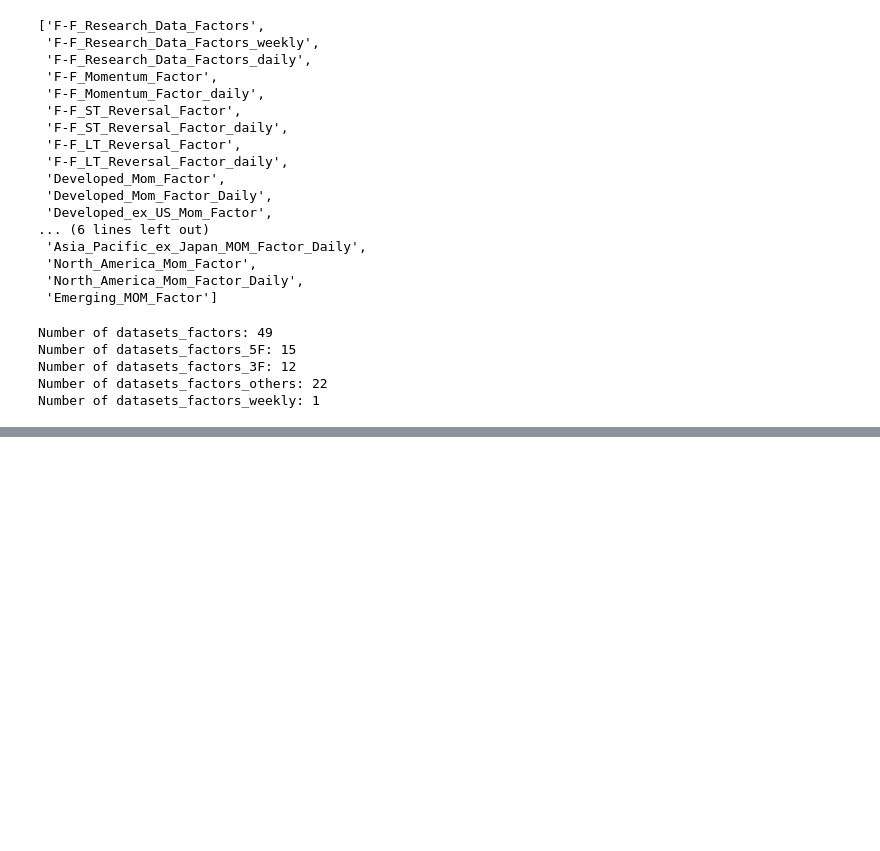
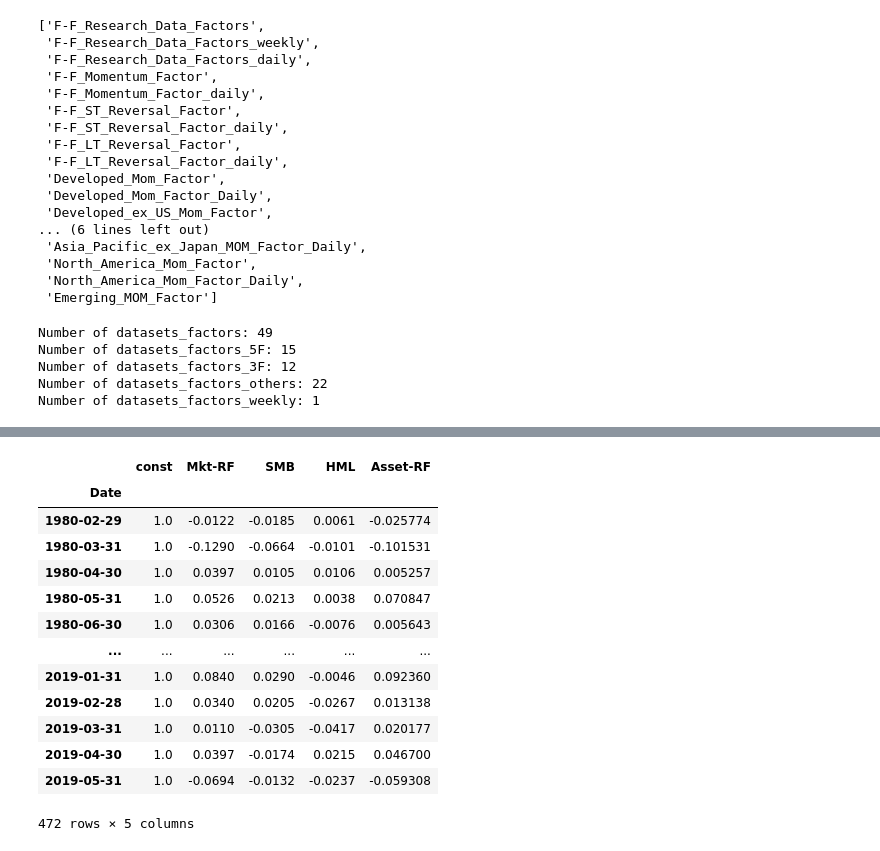
Before and after one commit to phil71x/coding_finance, a Jupyter notebook: fama-french/fama_french.ipynb, the cells around one changed output, grey strips where cells are left out. Cells and saved outputs as stored; diff of their text form; code cells hidden in the pictures; blank space fills up the shorter version.

```diff
--- a/Exercises/fama_french.ipynb
+++ b/fama-french/fama_french.ipynb
@@ -234,11 +234,11 @@ Notes:
 # %%
 # Run the multiple regression model
 #dependent variable
-y = asset['Asset-RF'].loc['2016-01-31':'2019-05-31']
+y = asset['Asset-RF'].loc['1980-01-31':'2019-05-31']
 #independent three variables
-x = ff3[['Mkt-RF', 'SMB', 'HML']].loc['2016-01-31':'2019-05-31']
+x = ff3[['Mkt-RF', 'SMB', 'HML']].loc['1980-01-31':'2019-05-31']
 x = sm.add_constant(x)
 #model
 model = sm.OLS(y, x)
-display(model.fit().summary())
+print(model.fit().summary())
 # %% [output]
@@ -273 +269,18 @@ HML      -0.347898
 dtype: float64
+# %%
+pd.concat([x, y], axis=1)
+# %% [output]
+|  | const | Mkt-RF | SMB | HML | Asset-RF |
+| Date |  |  |  |  |  |
+| 1980-02-29 | 1.0 | -0.0122 | -0.0185 | 0.0061 | -0.025774 |
+| 1980-03-31 | 1.0 | -0.1290 | -0.0664 | -0.0101 | -0.101531 |
+| 1980-04-30 | 1.0 | 0.0397 | 0.0105 | 0.0106 | 0.005257 |
+| 1980-05-31 | 1.0 | 0.0526 | 0.0213 | 0.0038 | 0.070847 |
+| 1980-06-30 | 1.0 | 0.0306 | 0.0166 | -0.0076 | 0.005643 |
+| ... | ... | ... | ... | ... | ... |
+| 2019-01-31 | 1.0 | 0.0840 | 0.0290 | -0.0046 | 0.092360 |
+| 2019-02-28 | 1.0 | 0.0340 | 0.0205 | -0.0267 | 0.013138 |
+| 2019-03-31 | 1.0 | 0.0110 | -0.0305 | -0.0417 | 0.020177 |
+| 2019-04-30 | 1.0 | 0.0397 | -0.0174 | 0.0215 | 0.046700 |
+| 2019-05-31 | 1.0 | -0.0694 | -0.0132 | -0.0237 | -0.059308 |
+472 rows × 5 columns
```
Also changed, not shown: parts of 10 cells of this notebook, 8 other files.
